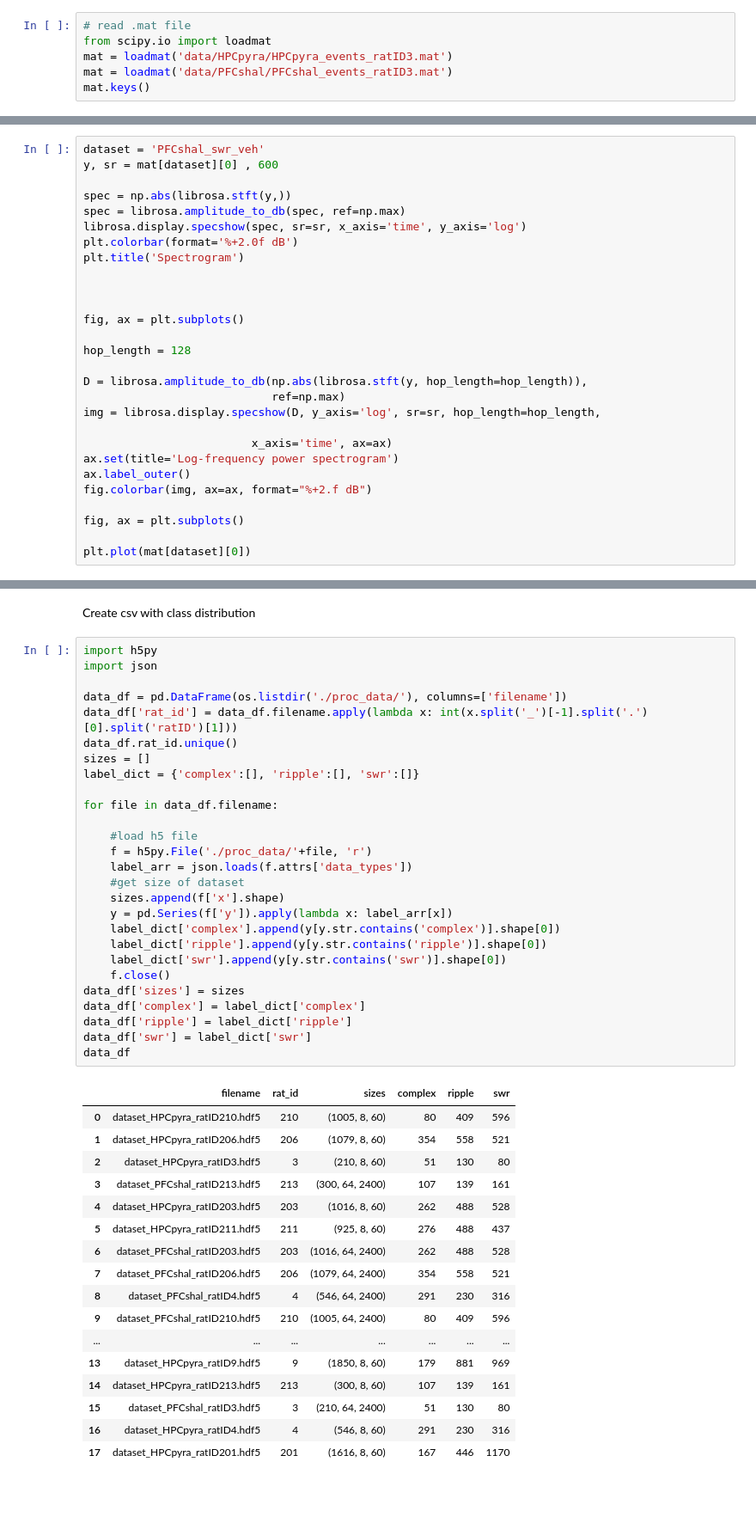
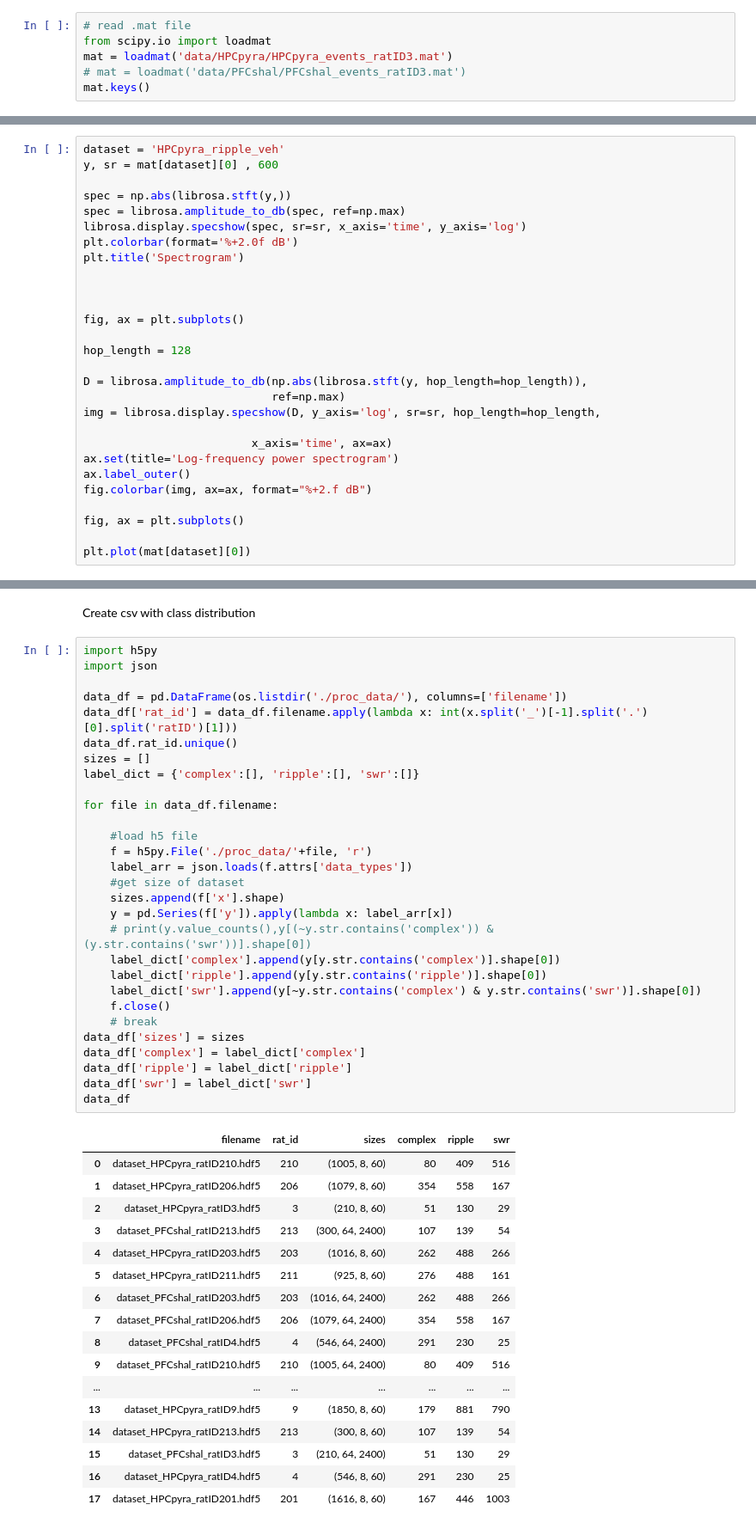
Before and after one commit to genzellab/ripple-classifier, a Jupyter notebook: plots.ipynb, the cells around one changed output, grey strips where cells are left out. Shown at 86% size. Drawn from its saved outputs; the diff is of its cells as text; blank space fills up the shorter version.

Commit message:
fix: class distribution script not counting swr

```diff
--- a/plots.ipynb
+++ b/plots.ipynb
@@ -11,6 +11,6 @@ import pywt
 # read .mat file
 from scipy.io import loadmat
 mat = loadmat('data/HPCpyra/HPCpyra_events_ratID3.mat')
-mat = loadmat('data/PFCshal/PFCshal_events_ratID3.mat')
+# mat = loadmat('data/PFCshal/PFCshal_events_ratID3.mat')
 mat.keys()
 # %% [output]
@@ -18,5 +18,5 @@ dict_keys(['__header__', '__version__', '__globals__', 'PFCshal_complex_swr_veh'
 # %%
-dataset = 'PFCshal_swr_veh'
+dataset = 'HPCpyra_ripple_veh'
 y, sr = mat[dataset][0] , 600
 
 spec = np.abs(librosa.stft(y,))
@@ -245,45 +242,47 @@ Create csv with class distribution
 # %%
 import h5py
 import json
 
 data_df = pd.DataFrame(os.listdir('./proc_data/'), columns=['filename'])
 data_df['rat_id'] = data_df.filename.apply(lambda x: int(x.split('_')[-1].split('.')[0].split('ratID')[1]))
 data_df.rat_id.unique()
 sizes = []
 label_dict = {'complex':[], 'ripple':[], 'swr':[]}
 
 for file in data_df.filename:
 
     #load h5 file
     f = h5py.File('./proc_data/'+file, 'r')
     label_arr = json.loads(f.attrs['data_types'])
     #get size of dataset
     sizes.append(f['x'].shape)
     y = pd.Series(f['y']).apply(lambda x: label_arr[x])
+    # print(y.value_counts(),y[(~y.str.contains('complex')) & (y.str.contains('swr'))].shape[0])
     label_dict['complex'].append(y[y.str.contains('complex')].shape[0])
     label_dict['ripple'].append(y[y.str.contains('ripple')].shape[0])
-    label_dict['swr'].append(y[y.str.contains('swr')].shape[0])
+    label_dict['swr'].append(y[~y.str.contains('complex') & y.str.contains('swr')].shape[0])
     f.close()
+    # break
 data_df['sizes'] = sizes
 data_df['complex'] = label_dict['complex']
 data_df['ripple'] = label_dict['ripple']
 data_df['swr'] = label_dict['swr']
 data_df
 # %% [output]
 |  | filename | rat_id | sizes | complex | ripple | swr |
-| 0 | dataset_HPCpyra_ratID210.hdf5 | 210 | (1005, 8, 60) | 80 | 409 | 596 |
-| 1 | dataset_HPCpyra_ratID206.hdf5 | 206 | (1079, 8, 60) | 354 | 558 | 521 |
-| 2 | dataset_HPCpyra_ratID3.hdf5 | 3 | (210, 8, 60) | 51 | 130 | 80 |
-| 3 | dataset_PFCshal_ratID213.hdf5 | 213 | (300, 64, 2400) | 107 | 139 | 161 |
-| 4 | dataset_HPCpyra_ratID203.hdf5 | 203 | (1016, 8, 60) | 262 | 488 | 528 |
-| 5 | dataset_HPCpyra_ratID211.hdf5 | 211 | (925, 8, 60) | 276 | 488 | 437 |
-| 6 | dataset_PFCshal_ratID203.hdf5 | 203 | (1016, 64, 2400) | 262 | 488 | 528 |
-| 7 | dataset_PFCshal_ratID206.hdf5 | 206 | (1079, 64, 2400) | 354 | 558 | 521 |
-| 8 | dataset_PFCshal_ratID4.hdf5 | 4 | (546, 64, 2400) | 291 | 230 | 316 |
-| 9 | dataset_PFCshal_ratID210.hdf5 | 210 | (1005, 64, 2400) | 80 | 409 | 596 |
+| 0 | dataset_HPCpyra_ratID210.hdf5 | 210 | (1005, 8, 60) | 80 | 409 | 516 |
+| 1 | dataset_HPCpyra_ratID206.hdf5 | 206 | (1079, 8, 60) | 354 | 558 | 167 |
+| 2 | dataset_HPCpyra_ratID3.hdf5 | 3 | (210, 8, 60) | 51 | 130 | 29 |
+| 3 | dataset_PFCshal_ratID213.hdf5 | 213 | (300, 64, 2400) | 107 | 139 | 54 |
+| 4 | dataset_HPCpyra_ratID203.hdf5 | 203 | (1016, 8, 60) | 262 | 488 | 266 |
+| 5 | dataset_HPCpyra_ratID211.hdf5 | 211 | (925, 8, 60) | 276 | 488 | 161 |
+| 6 | dataset_PFCshal_ratID203.hdf5 | 203 | (1016, 64, 2400) | 262 | 488 | 266 |
+| 7 | dataset_PFCshal_ratID206.hdf5 | 206 | (1079, 64, 2400) | 354 | 558 | 167 |
+| 8 | dataset_PFCshal_ratID4.hdf5 | 4 | (546, 64, 2400) | 291 | 230 | 25 |
+| 9 | dataset_PFCshal_ratID210.hdf5 | 210 | (1005, 64, 2400) | 80 | 409 | 516 |
 | ... | ... | ... | ... | ... | ... | ... |
-| 13 | dataset_HPCpyra_ratID9.hdf5 | 9 | (1850, 8, 60) | 179 | 881 | 969 |
-| 14 | dataset_HPCpyra_ratID213.hdf5 | 213 | (300, 8, 60) | 107 | 139 | 161 |
-| 15 | dataset_PFCshal_ratID3.hdf5 | 3 | (210, 64, 2400) | 51 | 130 | 80 |
-| 16 | dataset_HPCpyra_ratID4.hdf5 | 4 | (546, 8, 60) | 291 | 230 | 316 |
-| 17 | dataset_HPCpyra_ratID201.hdf5 | 201 | (1616, 8, 60) | 167 | 446 | 1170 |
+| 13 | dataset_HPCpyra_ratID9.hdf5 | 9 | (1850, 8, 60) | 179 | 881 | 790 |
+| 14 | dataset_HPCpyra_ratID213.hdf5 | 213 | (300, 8, 60) | 107 | 139 | 54 |
+| 15 | dataset_PFCshal_ratID3.hdf5 | 3 | (210, 64, 2400) | 51 | 130 | 29 |
+| 16 | dataset_HPCpyra_ratID4.hdf5 | 4 | (546, 8, 60) | 291 | 230 | 25 |
+| 17 | dataset_HPCpyra_ratID201.hdf5 | 201 | (1616, 8, 60) | 167 | 446 | 1003 |
```
Also changed, not shown: parts of 4 cells of this notebook, 1 other file.
